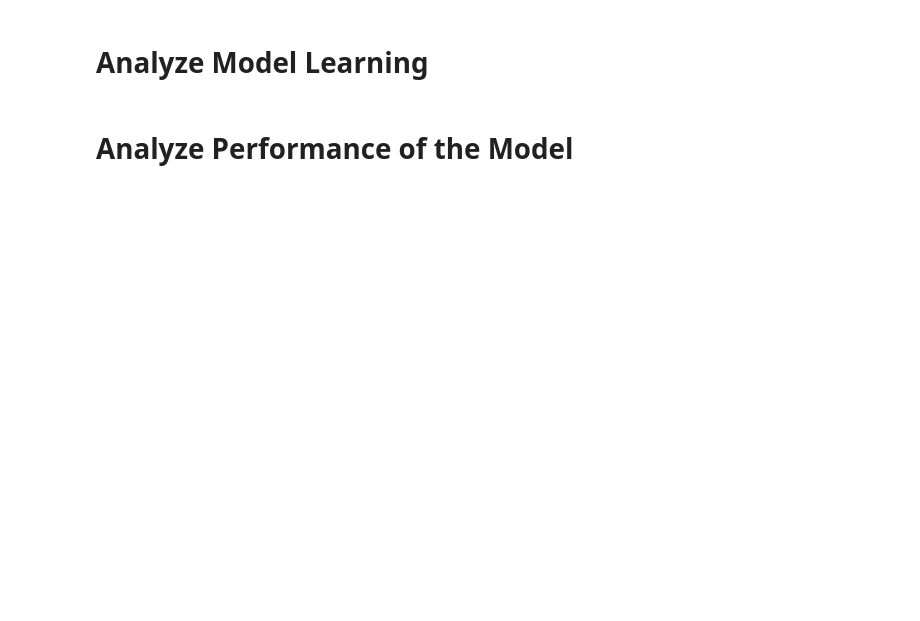
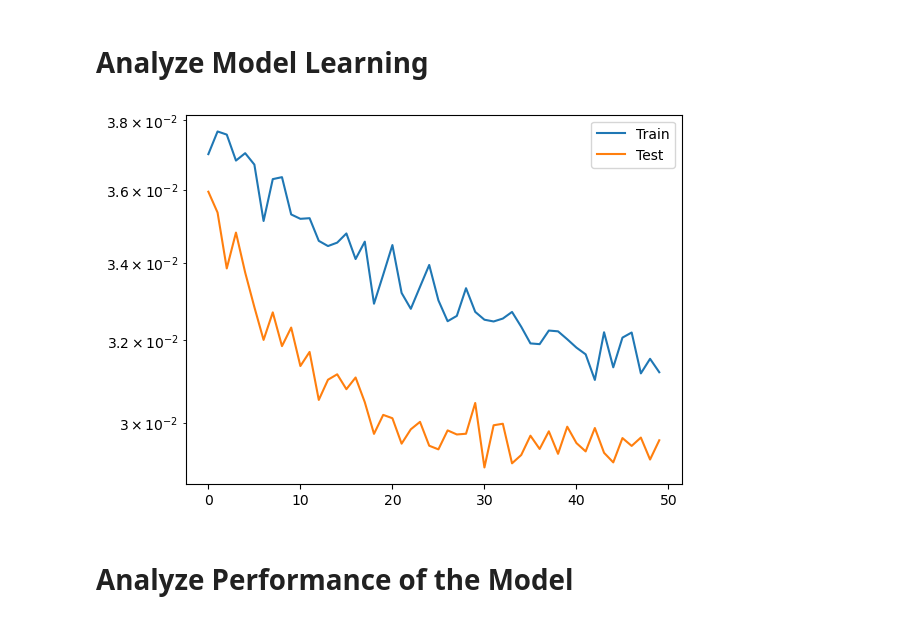
Before and after one commit to vsevolodnedora/PBA_projects, a Jupyter notebook: ml_lightcurve/datasets.ipynb, the cells around one changed output. Cells and saved outputs as stored; diff of their text form; code cells hidden in the pictures; blank space fills up the shorter version.

```diff
--- a/ml_lightcurve/datasets.ipynb
+++ b/ml_lightcurve/datasets.ipynb
@@ -165,7 +218,7 @@ class LightCurveDataset(Dataset):
     LightCurve dataset
     Dispatches a lightcurve to the appropriate index
     """
-    def __init__(self, pars:np.ndarray, lcs:np.ndarray, times:np.ndarray, device="gpu"):
+    def __init__(self, pars:np.ndarray, lcs:np.ndarray, times:np.ndarray, device="cuda"):
         self.device = device
         self.pars = np.array(pars)
         self.lcs = np.array(lcs)
@@ -176,7 +229,7 @@ class LightCurveDataset(Dataset):
         # preprocess parameters
         self.scaler = preprocessing.MinMaxScaler()
         self.scaler.fit(pars)
-        self.pars_normed = self._transform_pars(pars)
+        self.pars_normed = self.scaler.transform(pars)
         # inverse transform
         # inverse = scaler.inverse_transform(normalized)
         if np.min(self.pars_normed) < 0 or np.max(self.pars_normed) > 1:
@@ -202,8 +255,13 @@ class LightCurveDataset(Dataset):
         self.lc_max = log_lcs.max()
         self.lcs_log_norm = (log_lcs - np.min(log_lcs)) / (np.max(log_lcs) - np.min(log_lcs))
 
-    def _transform_pars(self, pars):
-        return self.scaler.transform(pars)
+    def _transform_pars(self, _pars):
+        print(_pars.shape, self.pars[:,0].shape)
+        for i, par in enumerate(_pars.flatten()):
+            if (par < self.pars[:,i].min()) or (par > self.pars[:,i].max()):
+                raise ValueError(f"Parameter '{features_names[i]}'={par} is outside of the training set limits "
+                                 f"[{self.pars[:,i].min()}, {self.pars[:,i].max()}]")
+        return self.scaler.transform(_pars)
 
     def inverse_transform_lc_log(self, lcs_log_normed):
         return np.power(10, lcs_log_normed * (self.lc_max - self.lc_min) + self.lc_min)
@@ -813,7 +881,7 @@ cpu
 # %%
 # initialize trainer
 trainer = Trainer(model=model, optimizer=optimizer, batch_size=64,
-                  print_every=200, scheduler=scheduler,
+                  print_every=512, scheduler=scheduler,
                   device=device, beta=0.01)
 
 # create data loaders (feed data to model for each fold)
@@ -826,3 +891,3 @@ Compile with `TORCH_USE_CUDA_DSA` to enable device-side assertions.
 # %%
-train_loss, val_loss = trainer.train(train_loader, test_loader, epochs=100, save=True, early_stop=False)
+train_loss, test_loss = trainer.train(train_loader, test_loader, epochs=50, save=True, early_stop=False)
 # %% [output]
@@ -863,10 +928,12 @@ Elapsed time  : 7.08 m
 # %% [markdown]
 # Analyze Model Learning
 # %%
-plt.plot(range(train_loss), train_loss, label="Train")
-plt.plot(range(val_loss), val_loss, label="Validation")
+plt.semilogy(range(len(train_loss)), train_loss, label="Train")
+plt.semilogy(range(len(test_loss)), test_loss, label="Test")
 plt.legend()
 plt.show()
+# %% [output]
+[figure, added]
 # %% [markdown]
 # Analyze Performance of the Model
 # %%
```
Also changed, not shown: parts of 10 cells of this notebook, 4 other files.
